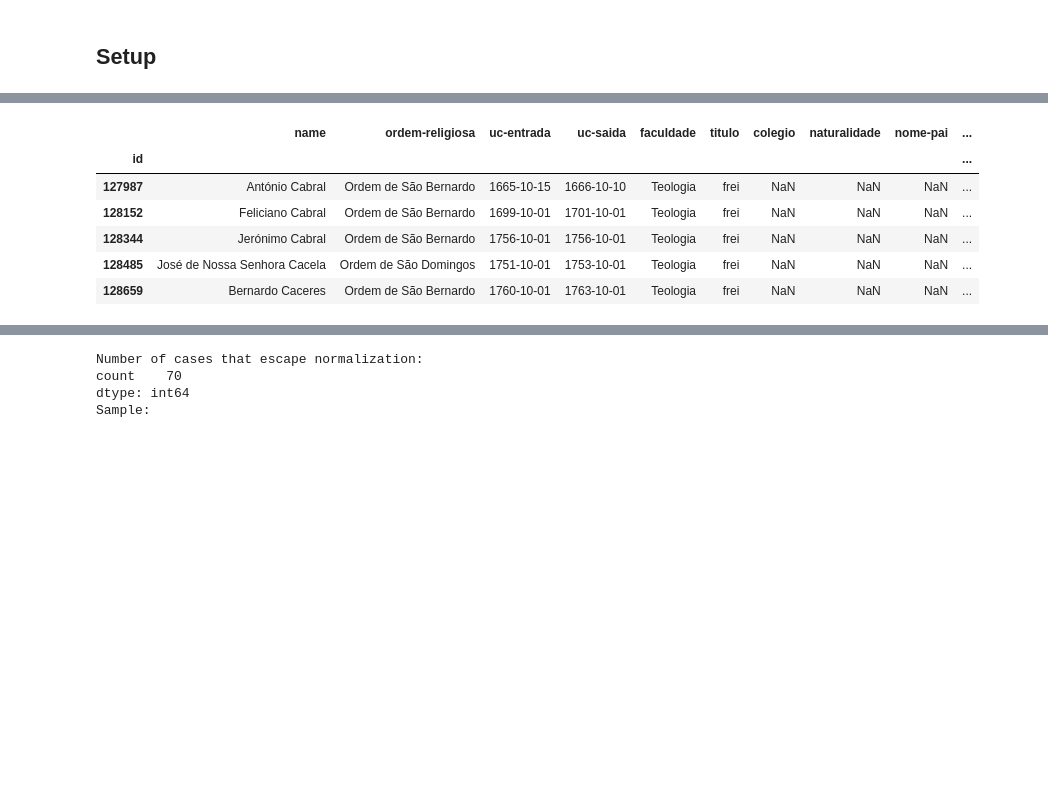
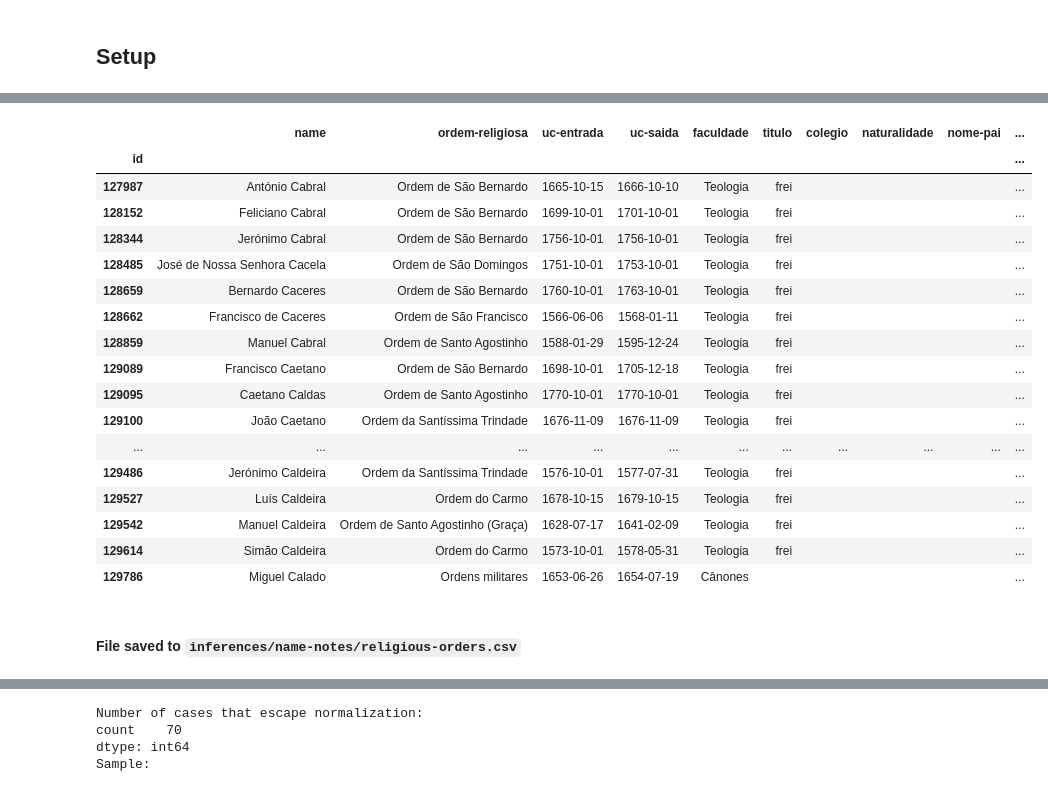
Before and after one commit to joaquimrcarvalho/fauc1537-1919, a Jupyter notebook: notebooks/021-students_attributes.ipynb, the cells around one changed output, grey strips where cells are left out. Drawn from its saved outputs; the diff is of its cells as text; code cells hidden in the pictures; blank space fills up the shorter version.

```diff
--- a/notebooks/021-students_attributes.ipynb
+++ b/notebooks/021-students_attributes.ipynb
@@ -218,12 +291,25 @@ memory usage: 348.8+ KB
 # %%
-rel_orders.head()
+rel_orders.head(20).fillna("")
 # %% [output]
 |  | name | ordem-religiosa | uc-entrada | uc-saida | faculdade | titulo | colegio | naturalidade | nome-pai | ... |
 | id |  |  |  |  |  |  |  |  |  | ... |
-| 127987 | António Cabral | Ordem de São Bernardo | 1665-10-15 | 1666-10-10 | Teologia | frei | NaN | NaN | NaN | ... |
-| 128152 | Feliciano Cabral | Ordem de São Bernardo | 1699-10-01 | 1701-10-01 | Teologia | frei | NaN | NaN | NaN | ... |
-| 128344 | Jerónimo Cabral | Ordem de São Bernardo | 1756-10-01 | 1756-10-01 | Teologia | frei | NaN | NaN | NaN | ... |
-| 128485 | José de Nossa Senhora Cacela | Ordem de São Domingos | 1751-10-01 | 1753-10-01 | Teologia | frei | NaN | NaN | NaN | ... |
-| 128659 | Bernardo Caceres | Ordem de São Bernardo | 1760-10-01 | 1763-10-01 | Teologia | frei | NaN | NaN | NaN | ... |
+| 127987 | António Cabral | Ordem de São Bernardo | 1665-10-15 | 1666-10-10 | Teologia | frei |  |  |  | ... |
+| 128152 | Feliciano Cabral | Ordem de São Bernardo | 1699-10-01 | 1701-10-01 | Teologia | frei |  |  |  | ... |
+| 128344 | Jerónimo Cabral | Ordem de São Bernardo | 1756-10-01 | 1756-10-01 | Teologia | frei |  |  |  | ... |
+| 128485 | José de Nossa Senhora Cacela | Ordem de São Domingos | 1751-10-01 | 1753-10-01 | Teologia | frei |  |  |  | ... |
+| 128659 | Bernardo Caceres | Ordem de São Bernardo | 1760-10-01 | 1763-10-01 | Teologia | frei |  |  |  | ... |
+| 128662 | Francisco de Caceres | Ordem de São Francisco | 1566-06-06 | 1568-01-11 | Teologia | frei |  |  |  | ... |
+| 128859 | Manuel Cabral | Ordem de Santo Agostinho | 1588-01-29 | 1595-12-24 | Teologia | frei |  |  |  | ... |
+| 129089 | Francisco Caetano | Ordem de São Bernardo | 1698-10-01 | 1705-12-18 | Teologia | frei |  |  |  | ... |
+| 129095 | Caetano Caldas | Ordem de Santo Agostinho | 1770-10-01 | 1770-10-01 | Teologia | frei |  |  |  | ... |
+| 129100 | João Caetano | Ordem da Santíssima Trindade | 1676-11-09 | 1676-11-09 | Teologia | frei |  |  |  | ... |
+| ... | ... | ... | ... | ... | ... | ... | ... | ... | ... | ... |
+| 129486 | Jerónimo Caldeira | Ordem da Santíssima Trindade | 1576-10-01 | 1577-07-31 | Teologia | frei |  |  |  | ... |
+| 129527 | Luís Caldeira | Ordem do Carmo | 1678-10-15 | 1679-10-15 | Teologia | frei |  |  |  | ... |
+| 129542 | Manuel Caldeira | Ordem de Santo Agostinho (Graça) | 1628-07-17 | 1641-02-09 | Teologia | frei |  |  |  | ... |
+| 129614 | Simão Caldeira | Ordem do Carmo | 1573-10-01 | 1578-05-31 | Teologia | frei |  |  |  | ... |
+| 129786 | Miguel Calado | Ordens militares | 1653-06-26 | 1654-07-19 | Cânones |  |  |  |  | ... |
 # %%
 rel_orders.sort_values(['ordem-religiosa','name']).to_csv('../inferences/name-notes/religious-orders.csv',sep=',')
+# %% [markdown]
+#### File saved to `inferences/name-notes/religious-orders.csv`
```
Also changed, not shown: parts of 40 cells of this notebook, 5 other files.
